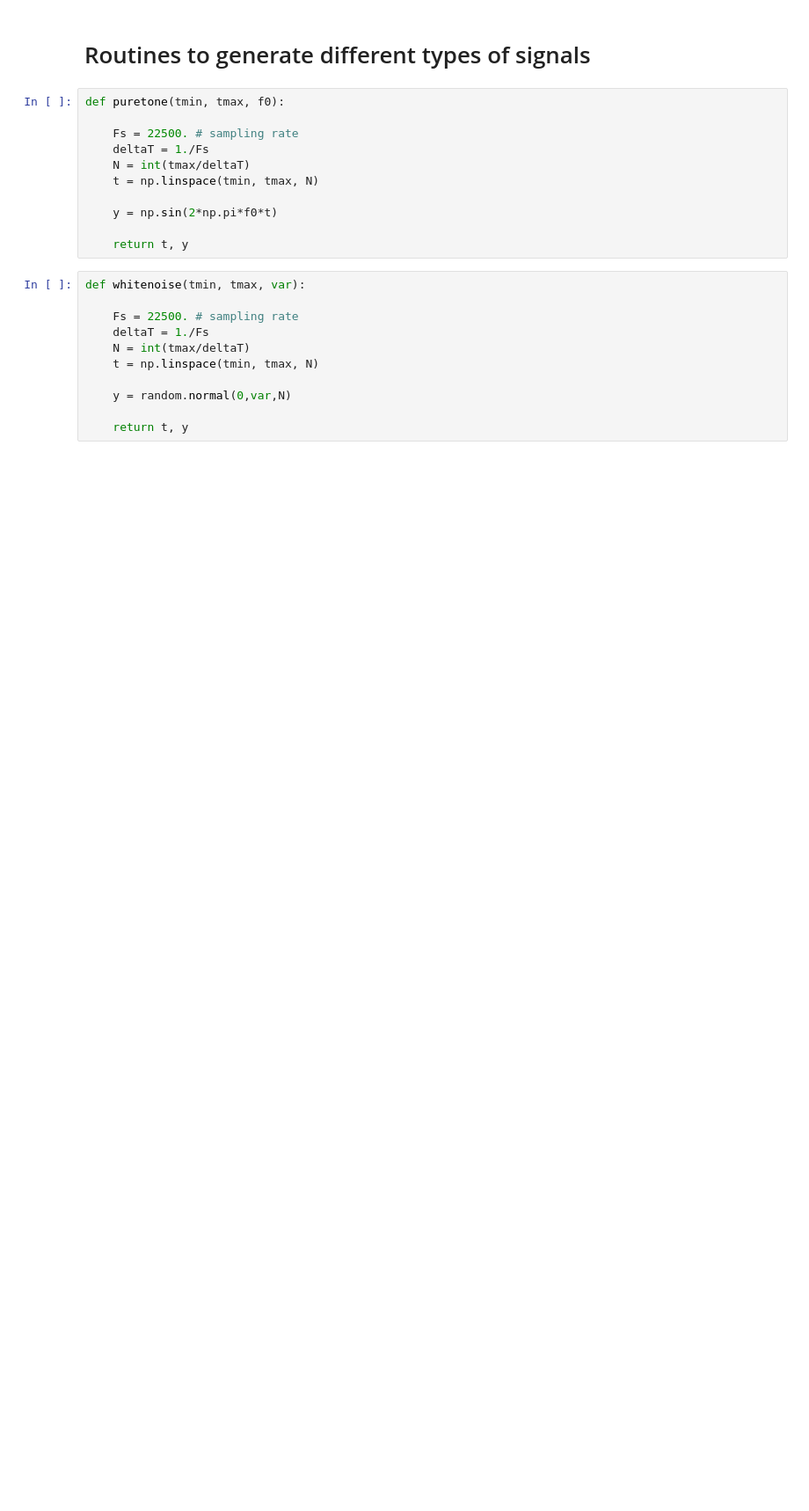
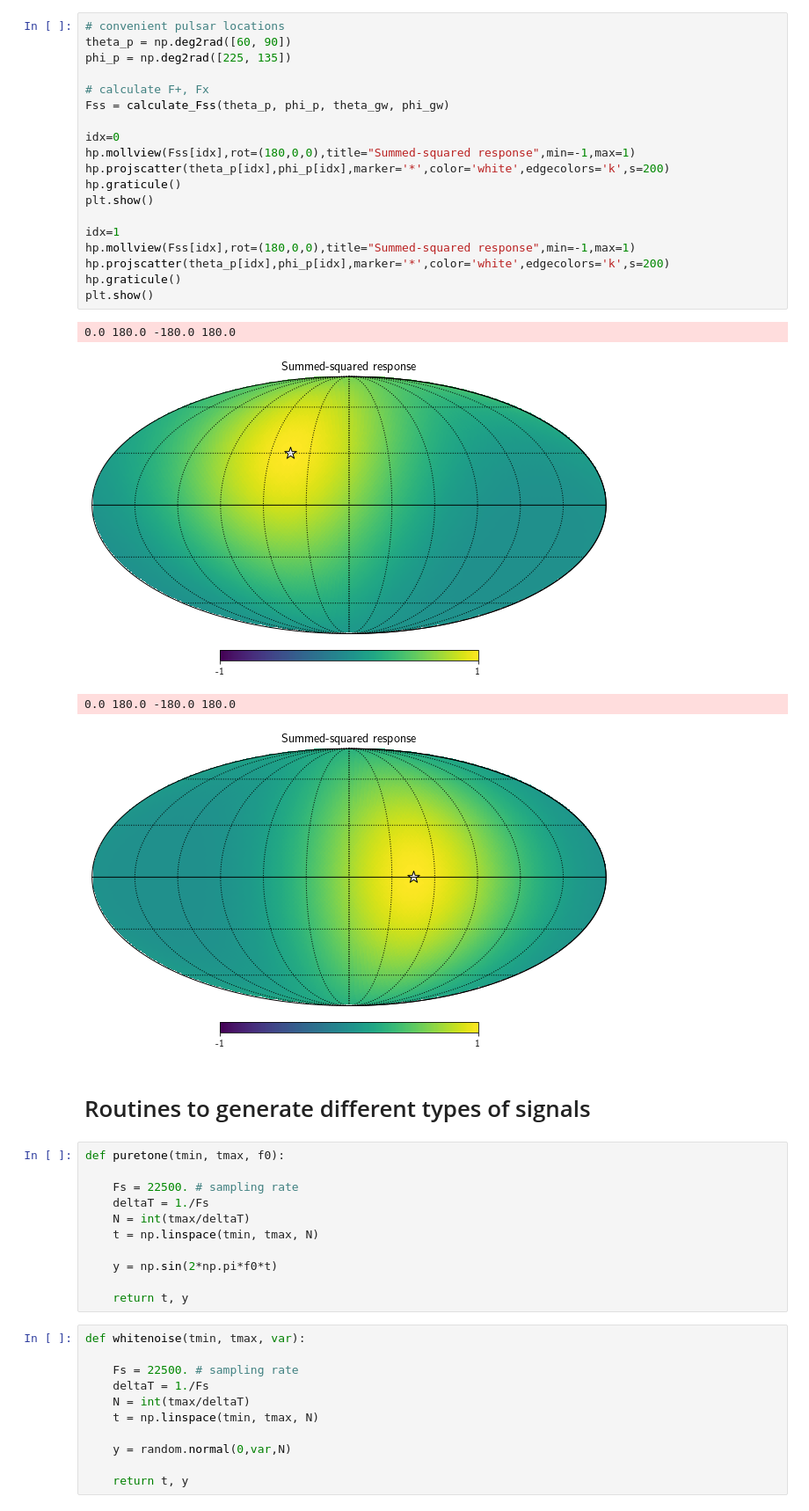
Before and after one commit to josephromano/leshouches, a Jupyter notebook: code/sound_example/sound_signals.ipynb, the cells around one changed output. Shown at 88% size. Cells and saved outputs as stored; diff of their text form; blank space fills up the shorter version.

```diff
--- a/code/sound_example/sound_signals.ipynb
+++ b/code/sound_example/sound_signals.ipynb
@@ -27,3 +113,27 @@ from playsoundfile import *
+# %%
+# convenient pulsar locations
+theta_p = np.deg2rad([60, 90])
+phi_p = np.deg2rad([225, 135])
+
+# calculate F+, Fx
+Fss = calculate_Fss(theta_p, phi_p, theta_gw, phi_gw)
+
+idx=0
+hp.mollview(Fss[idx],rot=(180,0,0),title="Summed-squared response",min=-1,max=1)
+hp.projscatter(theta_p[idx],phi_p[idx],marker='*',color='white',edgecolors='k',s=200)
+hp.graticule()
+plt.show()
+
+idx=1
+hp.mollview(Fss[idx],rot=(180,0,0),title="Summed-squared response",min=-1,max=1)
+hp.projscatter(theta_p[idx],phi_p[idx],marker='*',color='white',edgecolors='k',s=200)
+hp.graticule()
+plt.show()
+# %% [output]
+0.0 180.0 -180.0 180.0
+[figure, added]
+0.0 180.0 -180.0 180.0
+[figure, added]
 # %% [markdown]
 # Routines to generate different types of signals
 # %%
```
Also changed, not shown: parts of 11 cells of this notebook.
